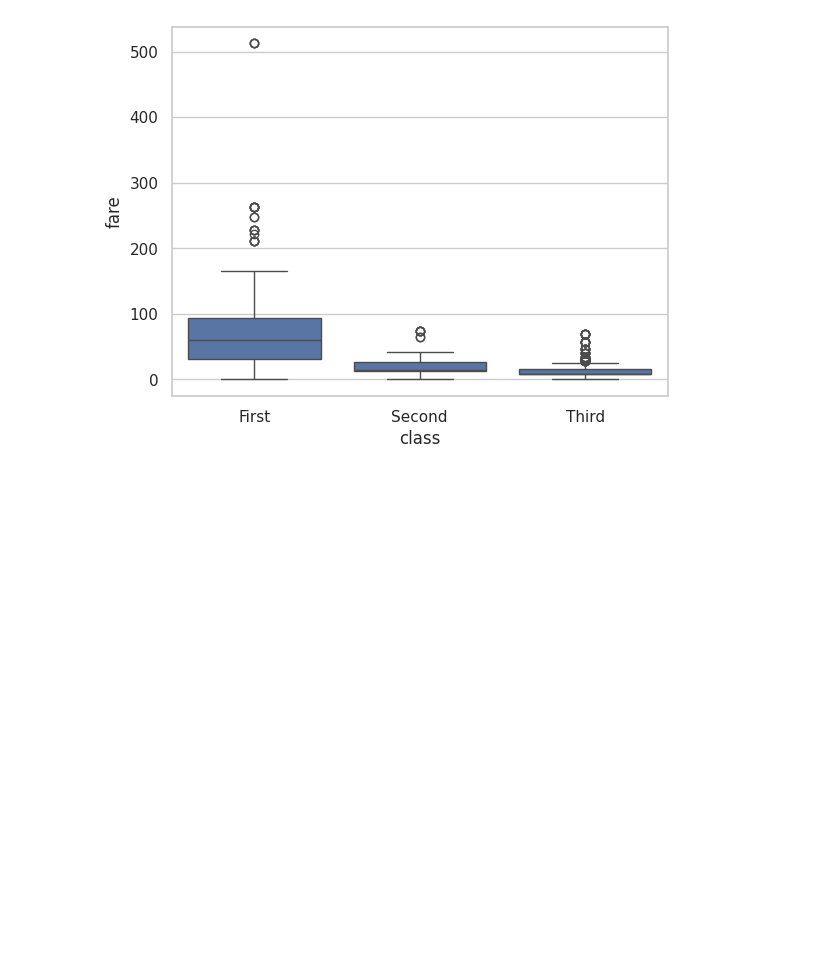
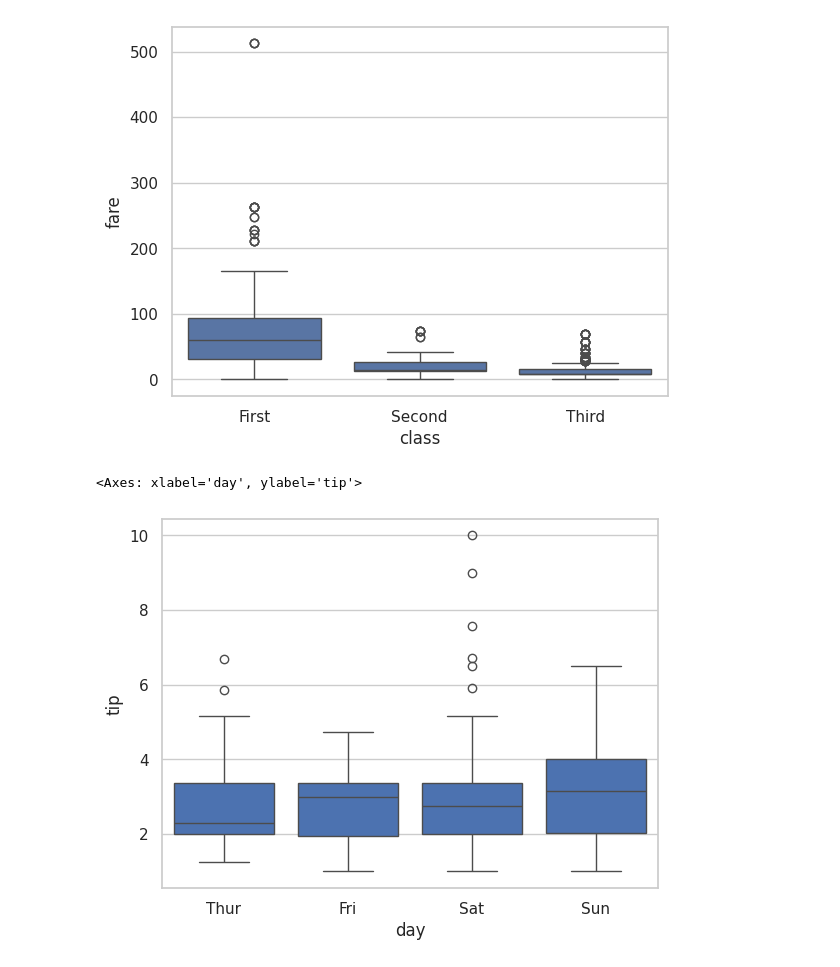
Before and after one commit to ahmadzulfiqar001/python-100-days-beginner-to-advance-, a Jupyter notebook: Day_10_of_Python.ipynb, the cells around one changed output. Drawn from its saved outputs; the diff is of its cells as text; code cells hidden in the pictures; blank space fills up the shorter version.

```diff
--- a/Day_10_of_Python.ipynb
+++ b/Day_10_of_Python.ipynb
@@ -175,3 +197,17 @@ seaborn.boxplot(x="class",
 # %% [output]
 <Axes: xlabel='class', ylabel='fare'>
 [figure]
+# %%
+# import libraries
+
+import seaborn
+
+seaborn.set(style="whitegrid")
+
+tip = seaborn.load_dataset("tips")
+tip
+
+seaborn.boxplot(x="day",y="tip", data= tip, saturation=1)
+# %% [output]
+<Axes: xlabel='day', ylabel='tip'>
+[figure, added]
```
Also changed, not shown: parts of 9 cells of this notebook.
